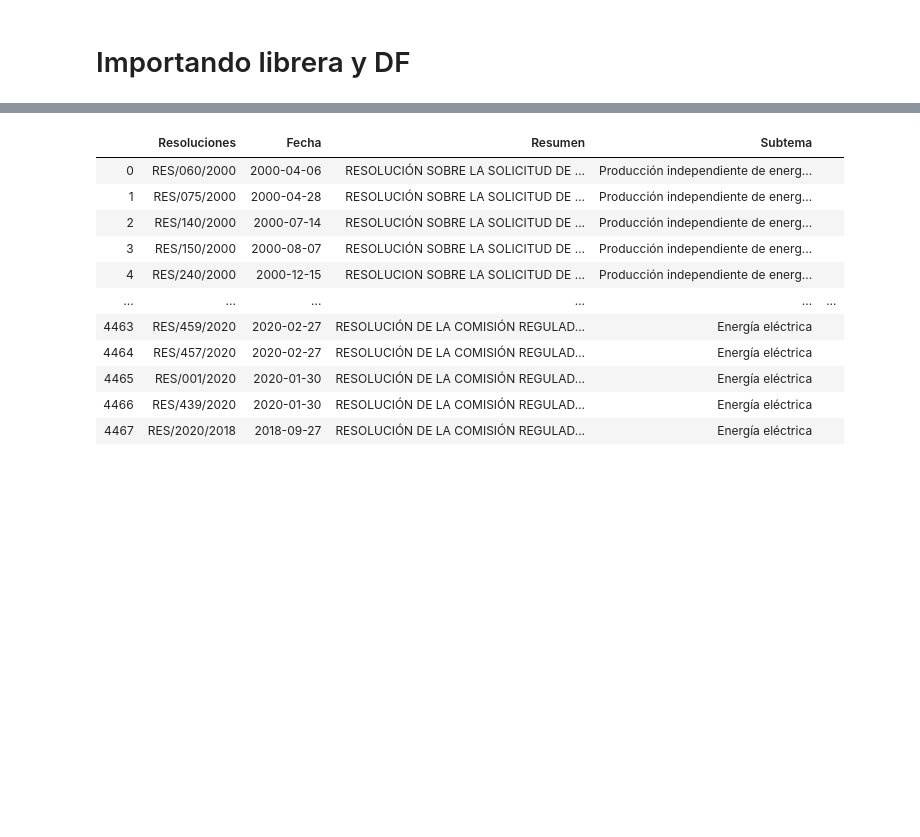
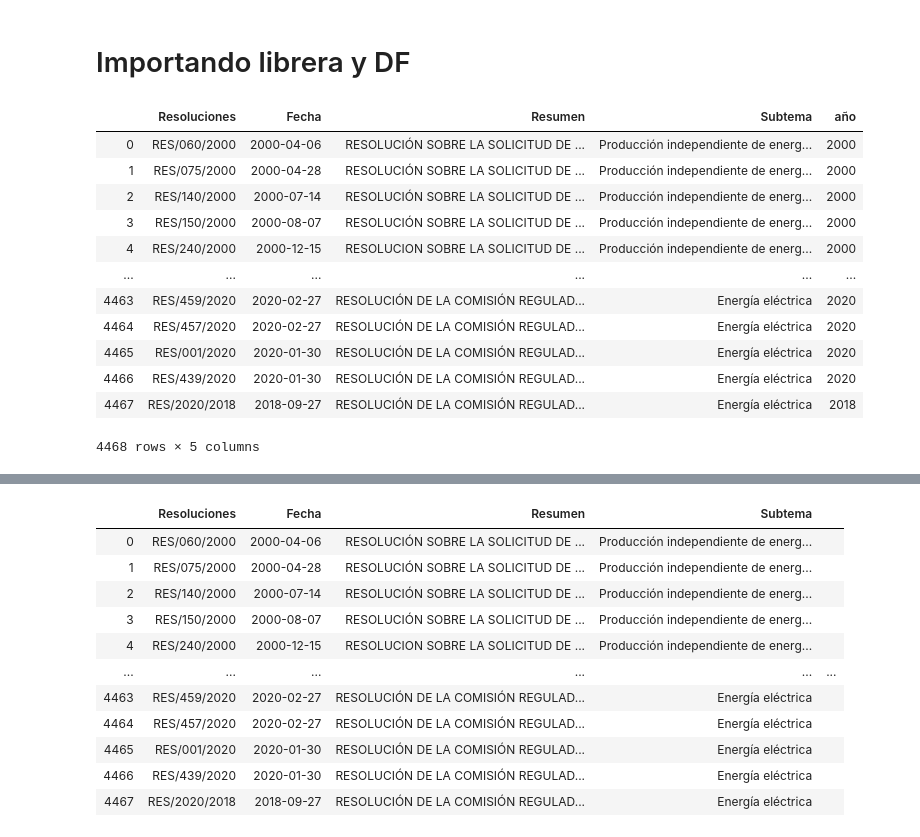
Before and after one commit to jguerrae/ProyectoReg, a Jupyter notebook: Electricidad/mex/LDA_mex.ipynb, the cells around one changed output, grey strips where cells are left out. Saved outputs shown, nothing was run; the diff lists cells and outputs as text; code cells hidden in the pictures; blank space fills up the shorter version.

```diff
--- a/Electricidad/mex/LDA_mex.ipynb
+++ b/Electricidad/mex/LDA_mex.ipynb
@@ -25,3 +25,19 @@ def print_topics(model, count_vectorizer, n_top_words):
                         for i in topic.argsort()[:-n_top_words - 1:-1]])) #Muestre las n palabras más importantes por orden
 # %%
 df=pd.read_excel('mex.xlsx')
+# %%
+df
+# %% [output]
+|  | Resoluciones | Fecha | Resumen | Subtema | año |
+| 0 | RES/060/2000 | 2000-04-06 | RESOLUCIÓN SOBRE LA SOLICITUD DE ... | Producción independiente de energ... | 2000 |
+| 1 | RES/075/2000 | 2000-04-28 | RESOLUCIÓN SOBRE LA SOLICITUD DE ... | Producción independiente de energ... | 2000 |
+| 2 | RES/140/2000 | 2000-07-14 | RESOLUCIÓN SOBRE LA SOLICITUD DE ... | Producción independiente de energ... | 2000 |
+| 3 | RES/150/2000 | 2000-08-07 | RESOLUCIÓN SOBRE LA SOLICITUD DE ... | Producción independiente de energ... | 2000 |
+| 4 | RES/240/2000 | 2000-12-15 | RESOLUCION SOBRE LA SOLICITUD DE ... | Producción independiente de energ... | 2000 |
+| ... | ... | ... | ... | ... | ... |
+| 4463 | RES/459/2020 | 2020-02-27 | RESOLUCIÓN DE LA COMISIÓN REGULAD... | Energía eléctrica | 2020 |
+| 4464 | RES/457/2020 | 2020-02-27 | RESOLUCIÓN DE LA COMISIÓN REGULAD... | Energía eléctrica | 2020 |
+| 4465 | RES/001/2020 | 2020-01-30 | RESOLUCIÓN DE LA COMISIÓN REGULAD... | Energía eléctrica | 2020 |
+| 4466 | RES/439/2020 | 2020-01-30 | RESOLUCIÓN DE LA COMISIÓN REGULAD... | Energía eléctrica | 2020 |
+| 4467 | RES/2020/2018 | 2018-09-27 | RESOLUCIÓN DE LA COMISIÓN REGULAD... | Energía eléctrica | 2018 |
+4468 rows × 5 columns
```
Also changed, not shown: parts of 2 cells of this notebook, 11 other files.
